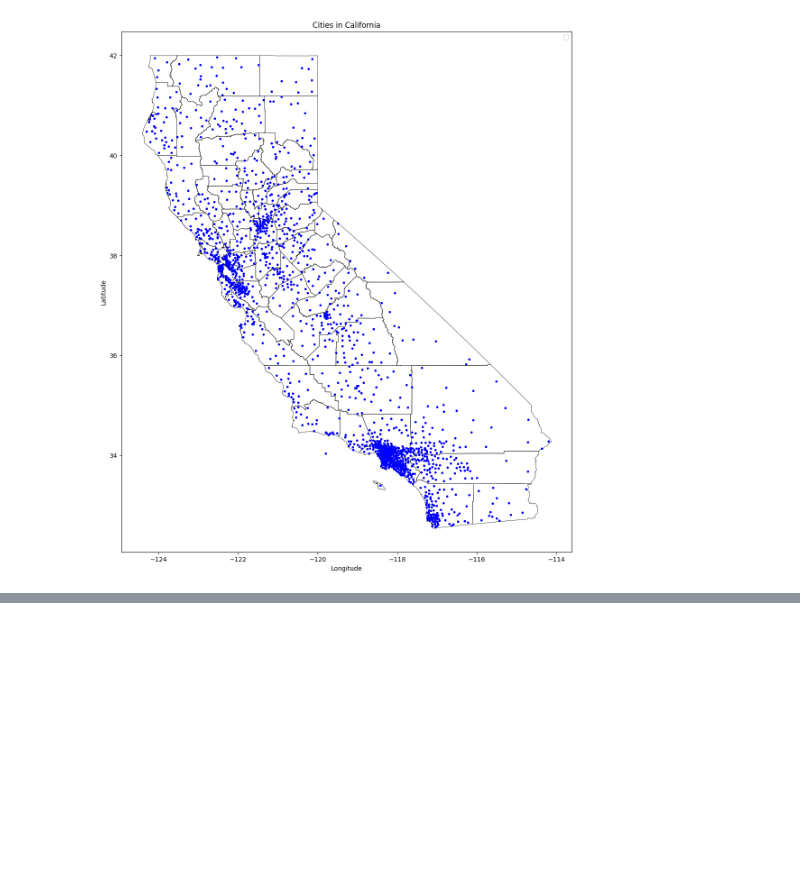
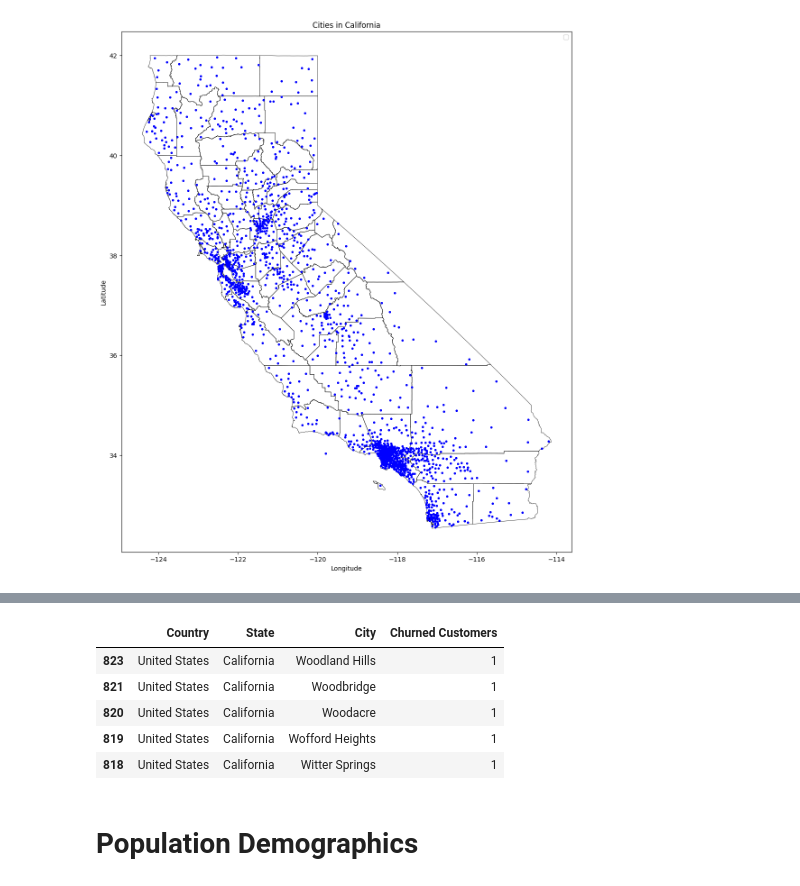
Before and after one commit to damunza/Customer_churn_story, a Jupyter notebook: python/analysis.ipynb, the cells around one changed output, grey strips where cells are left out. Drawn from its saved outputs; the diff is of its cells as text; code cells hidden in the pictures; blank space fills up the shorter version.

```diff
--- a/python/analysis.ipynb
+++ b/python/analysis.ipynb
@@ -385,3 +408,14 @@ and
+# %%
+churn_yes.tail()
+# %% [output]
+|  | Country | State | City | Churned Customers |
+| 823 | United States | California | Woodland Hills | 1 |
+| 821 | United States | California | Woodbridge | 1 |
+| 820 | United States | California | Woodacre | 1 |
+| 819 | United States | California | Wofford Heights | 1 |
+| 818 | United States | California | Witter Springs | 1 |
+# %% [markdown]
+# Population Demographics
 # %%
 population_data = data[['Gender', 'Senior Citizen', 'Partner', 'Dependents', 'Tenure in Months', 'Phone Service',
        'Multiple Lines', 'Internet Service', 'Online Security', 'Online Backup',
```
Also changed, not shown: parts of 4 cells of this notebook.
